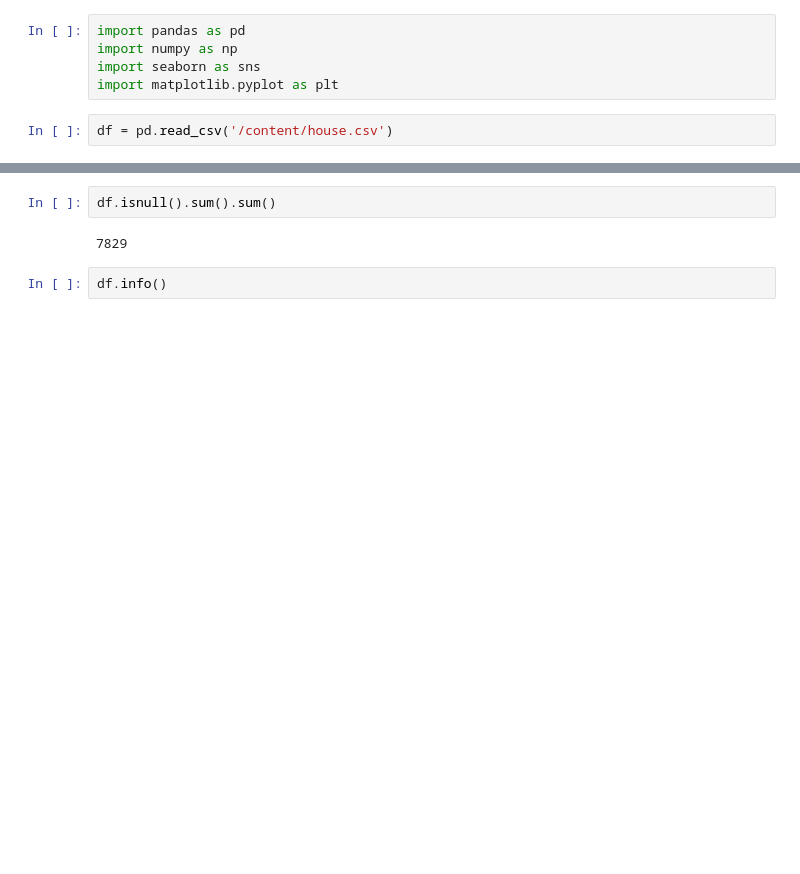
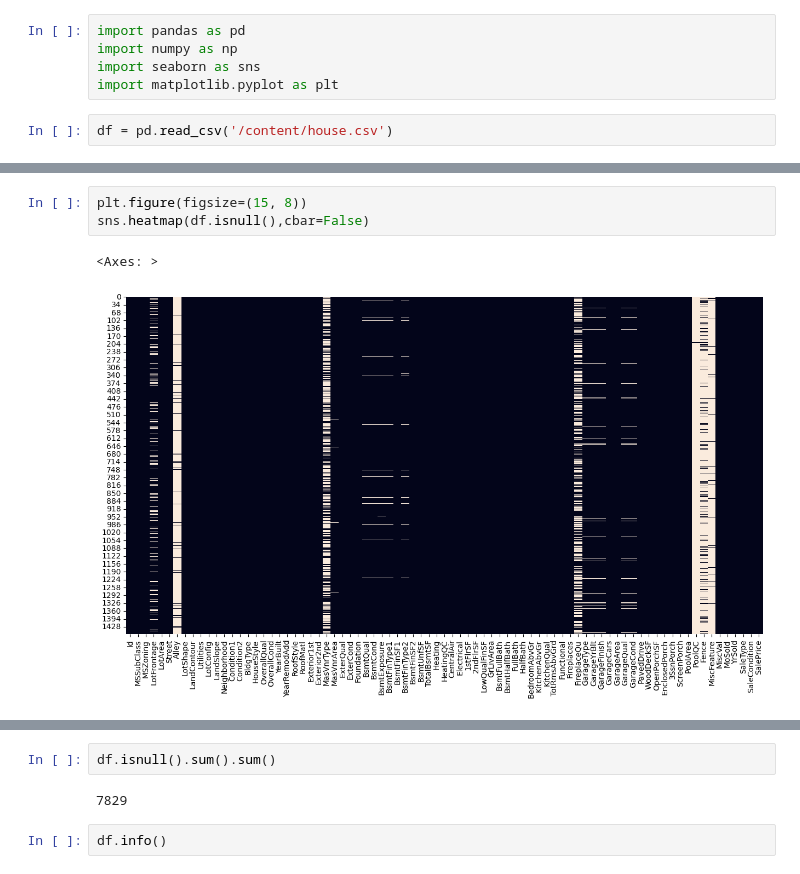
Before and after one commit to Sajjat-Hossain/Encoding-Missing-Value-Handle, a Jupyter notebook: Encoding_&_Missing_value_Handle.ipynb, the cells around one changed output, grey strips where cells are left out. Saved outputs shown, nothing was run; the diff lists cells and outputs as text; blank space fills up the shorter version.

```diff
--- a/Encoding_&_Missing_value_Handle.ipynb
+++ b/Encoding_&_Missing_value_Handle.ipynb
@@ -17,3 +17,9 @@ df.head()
 | 2 | 3 | 60 | RL | 68.0 | 11250 | Pave | NaN | IR1 | Lvl | ... |
 | 3 | 4 | 70 | RL | 60.0 | 9550 | Pave | NaN | IR1 | Lvl | ... |
 | 4 | 5 | 60 | RL | 84.0 | 14260 | Pave | NaN | IR1 | Lvl | ... |
+# %%
+plt.figure(figsize=(15, 8))
+sns.heatmap(df.isnull(),cbar=False)
+# %% [output]
+<Axes: >
+[figure, added]
```
Also changed, not shown: parts of 1 cell of this notebook.
